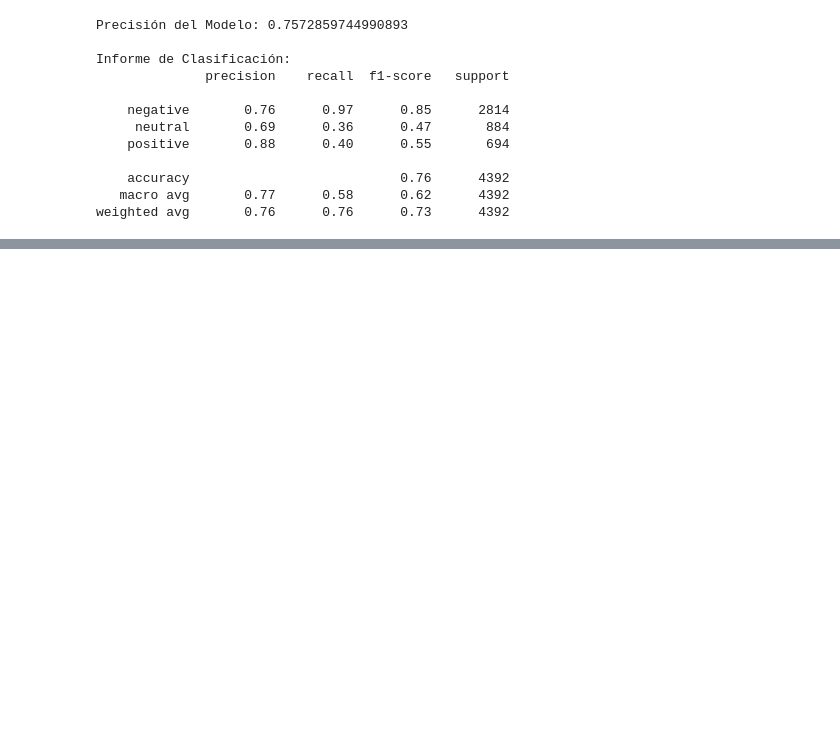
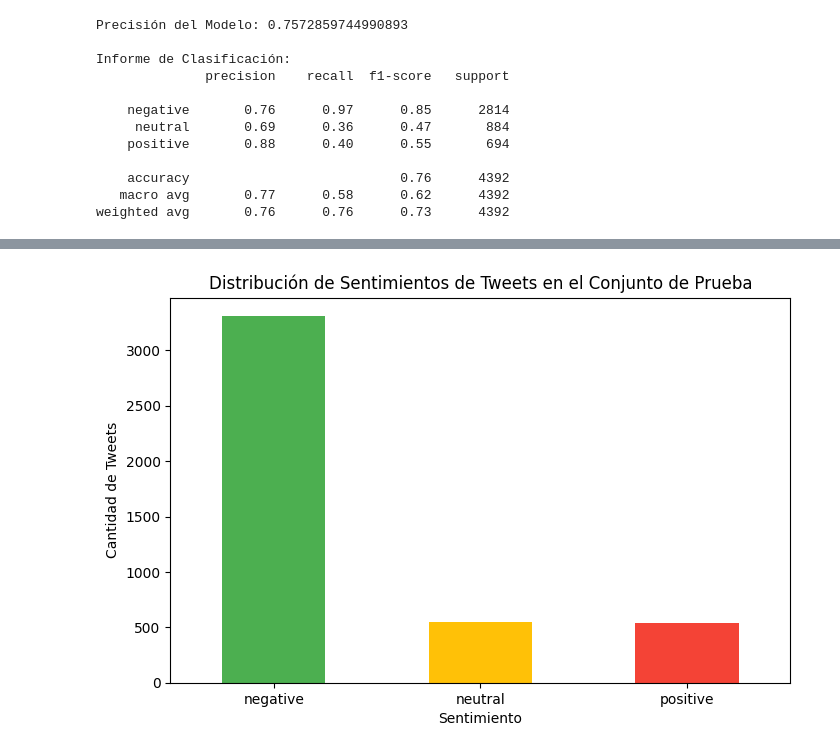
Before and after one commit to linamvaron/AdvancedTopicsAnalytics, a Jupyter notebook: Exercises NLP/E1_SentimentPrediction.ipynb, the cells around one changed output, grey strips where cells are left out. Saved outputs shown, nothing was run; the diff lists cells and outputs as text; code cells hidden in the pictures; blank space fills up the shorter version.

```diff
--- a/Exercises NLP/E1_SentimentPrediction.ipynb
+++ b/Exercises NLP/E1_SentimentPrediction.ipynb
@@ -549,8 +281,6 @@ Informe de Clasificación:
 weighted avg       0.77      0.77      0.74      4392
 # %% [markdown]
 **n_grams 1-4 with stopwords**
-# %%
-tweets = pd.read_csv('https://github.com/sergiomora03/AdvancedTopicsAnalytics/raw/main/datasets/Tweets.zip', index_col=0)
 # %%
 X = tweets['text']
 y = tweets['airline_sentiment'].map({'negative':-1,'neutral':0,'positive':1})
@@ -590,0 +330,5 @@ weighted avg       0.76      0.76      0.73      4392
+# %%
+vect = TfidfVectorizer(stop_words='english', max_features=3000)
+X_tfidf = vect.fit_transform(X)
+# %%
+X_train, X_test, y_train, y_test = train_test_split(X_tfidf, y, test_size=0.3, random_state=42)
@@ -590,0 +392,18 @@ weighted avg       0.76      0.76      0.73      4392
+# %%
+results_df = pd.DataFrame({'true_sentiment': y_test, 'predicted_sentiment': y_pred, 'text': X_test})
+results_df['true_sentiment'] = results_df['true_sentiment'].map({-1: 'negative', 0: 'neutral', 1: 'positive'})
+results_df['predicted_sentiment'] = results_df['predicted_sentiment'].map({-1: 'negative', 0: 'neutral', 1: 'positive'})
+# %%
+# Contar la cantidad de cada tipo de sentimiento en el conjunto de prueba
+sentiment_counts = results_df['predicted_sentiment'].value_counts()
+
+# Crear gráfico de barras
+plt.figure(figsize=(8, 5))
+sentiment_counts.plot(kind='bar', color=['#4CAF50', '#FFC107', '#F44336'])
+plt.title('Distribución de Sentimientos de Tweets en el Conjunto de Prueba')
+plt.xlabel('Sentimiento')
+plt.ylabel('Cantidad de Tweets')
+plt.xticks(rotation=0)
+plt.show()
+# %% [output]
+[figure, added]
```
Also changed, not shown: parts of 45 cells of this notebook.
